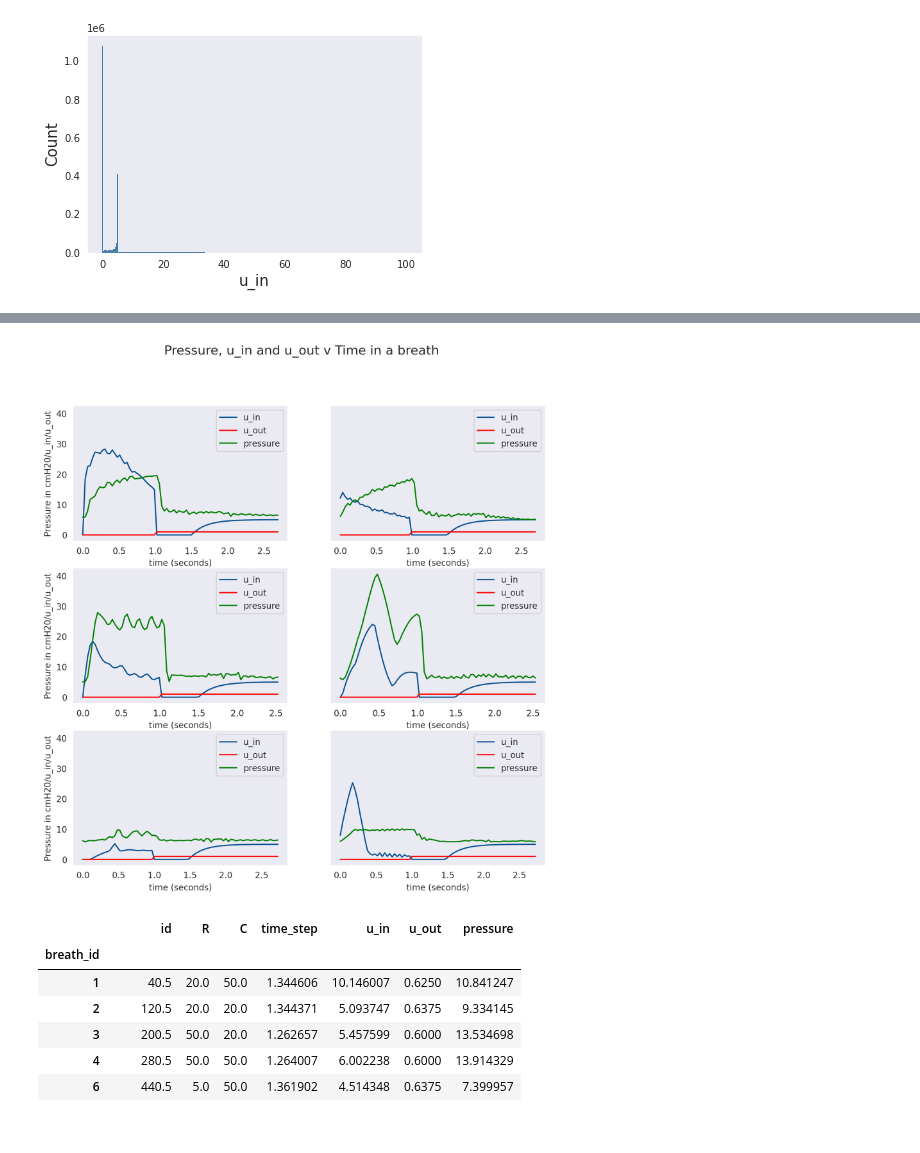
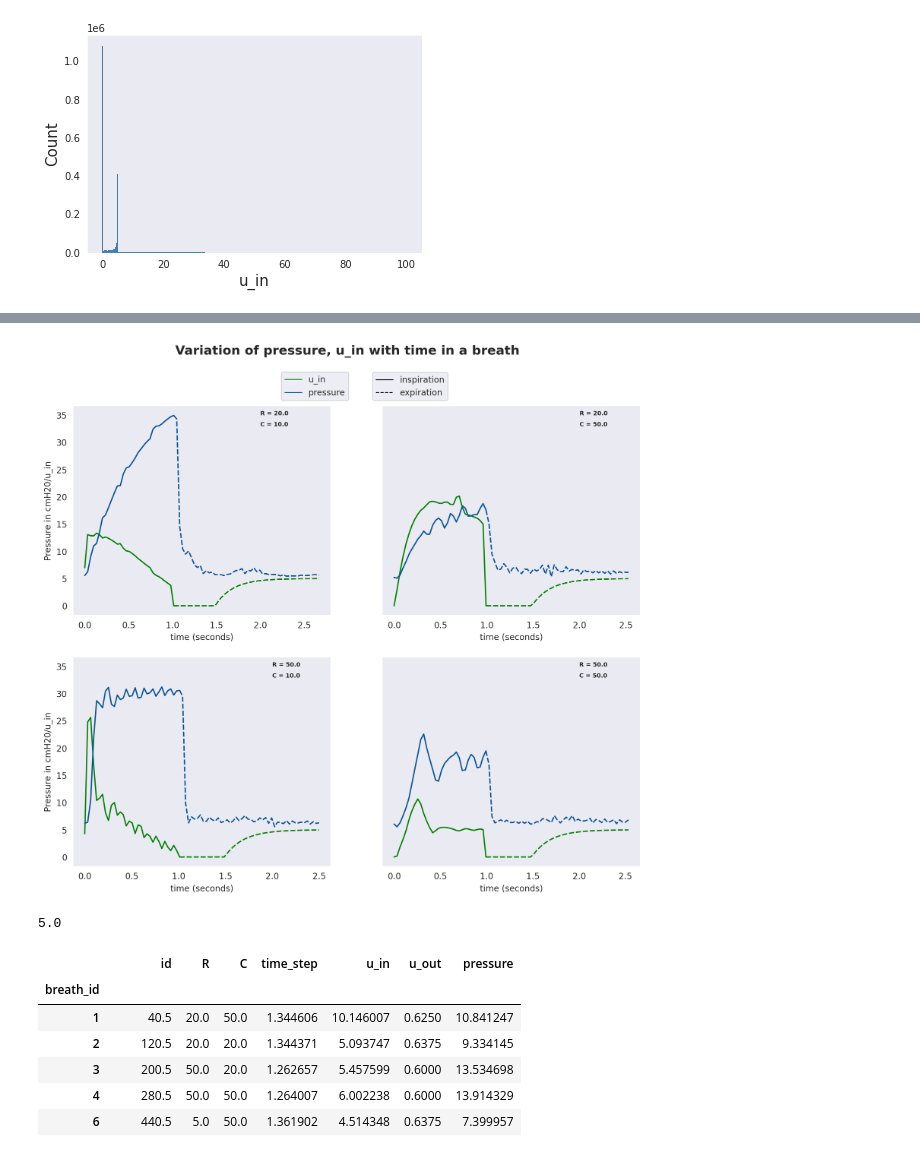
Before and after one commit to sumakarnam/DSI-Capstone, a Jupyter notebook: Ventilator_Pressure_Prediction/code/EDA.ipynb, the cells around one changed output, grey strips where cells are left out. Drawn from its saved outputs; the diff is of its cells as text; code cells hidden in the pictures.

```diff
--- a/Ventilator_Pressure_Prediction/code/EDA.ipynb
+++ b/Ventilator_Pressure_Prediction/code/EDA.ipynb
@@ -256,6 +257,8 @@ max      1.000000e+02
 Name: u_in, dtype: float64
 (5982,)
 [figure]
+# %%
+data = pd.read_csv('../data/train_clean.csv')
 # %%
 #Plot u_in and u_out as a function of time for a single breath
 
@@ -298,24 +323,38 @@ Text(0, 0.5, 'Pressure')
 # %%
-#Plot u_in and u_out as a function of time for a smaple of six breath
+#Plot u_in and u_out as a function of time for a sample of six breaths
 
-fig, ax = plt.subplots(3, 2, dpi=200, figsize=(10,10), sharey=True );
+fig, ax = plt.subplots(2, 2, dpi=200, figsize=(12,10), sharey=True );
 
-breath_ids = [1,2,3,4,20,6]
+breath_ids = [21,19,26,27]
 
 for i, breath_id in enumerate(breath_ids):
 
-    sns.lineplot(y = data[data['breath_id'] == breath_id]['u_in'], x = data[data['breath_id'] == breath_id]['time_step'],
-                 ax = ax[i%len(breath_ids)//2, i%2], alpha = 1, color = myblue, label ='u_in');
-    sns.lineplot(y = data[data['breath_id'] == breath_id]['u_out'], x = data[data['breath_id'] == breath_id]['time_step'],
-                 ax = ax[i%len(breath_ids)//2, i%2], alpha = 1, color = 'red', label='u_out');
-    sns.lineplot(y = data[data['breath_id'] == breath_id]['pressure'], x = data[data['breath_id'] == breath_id]['time_step'],
-                 ax = ax[i%len(breath_ids)//2, i%2], alpha = 1, color = 'green', label='pressure');
+    df = data[data['breath_id'] == breath_id].copy()
+    row = df[df['u_out'] == 1].head(1)
+    row['u_out'] = 0
+    df = pd.concat([df, row])
+    sns.lineplot( data = df, y = 'u_in', x = 'time_step', style = 'u_out', legend = False,
+                 ax = ax[i%len(breath_ids)//2, i%2], alpha = 1, color = 'green');
+    sns.lineplot(data = df, y = 'pressure', x = 'time_step', style = 'u_out', legend = False,
+                 ax = ax[i%len(breath_ids)//2, i%2], alpha = 1, color = myblue);
     ax[i%len(breath_ids)//2, i%2].set_xlabel('time (seconds)', fontsize=10);
-    ax[i%len(breath_ids)//2, i%2].set_ylabel('Pressure in cmH20/u_in/u_out', fontsize=10);
+    ax[i%len(breath_ids)//2, i%2].set_ylabel('Pressure in cmH20/u_in', fontsize=10);
+    ax[i%len(breath_ids)//2, i%2].text(2, 35, f"R = {df['R'].mean()}", fontsize = 7, fontweight = 'bold')
+    ax[i%len(breath_ids)//2, i%2].text(2, 33, f"C = {df['C'].mean()}", fontsize = 7, fontweight = 'bold')
 
-fig.suptitle('Pressure, u_in and u_out v Time in a breath', fontsize=15, fontweight=10);
+
+fig.suptitle('Variation of pressure, u_in with time in a breath', fontsize=15, fontweight='bold');
+colors = ['green', myblue, 'black']
+lines = [Line2D([0], [0], color=c, linewidth=1, linestyle='-') for c in colors] + [Line2D([0], [0], color='black', linewidth=1, linestyle='--')]
+labels = ['u_in', 'pressure', 'inspiration', 'expiration']
+legend1 = fig.legend(lines[0:2], labels[0:2], loc = (0.4,0.89))
+legend2 = fig.legend(lines[2:], labels[2:], loc = (0.55, 0.89))
 # %% [output]
-[figure, old version]
+[figure, new version]
+# %%
+df['R'].mean()
+# %% [output]
+5.0
 # %%
 data.groupby(['breath_id']).mean()
 # %% [output]
```
Also changed, not shown: parts of 3 cells of this notebook, 12 other files.
